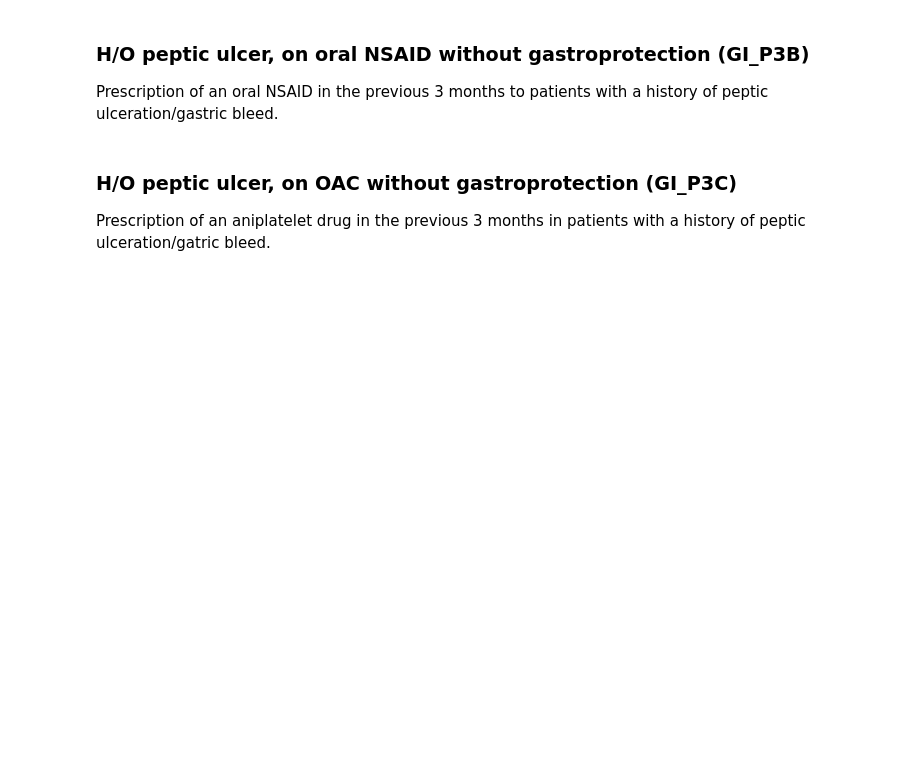
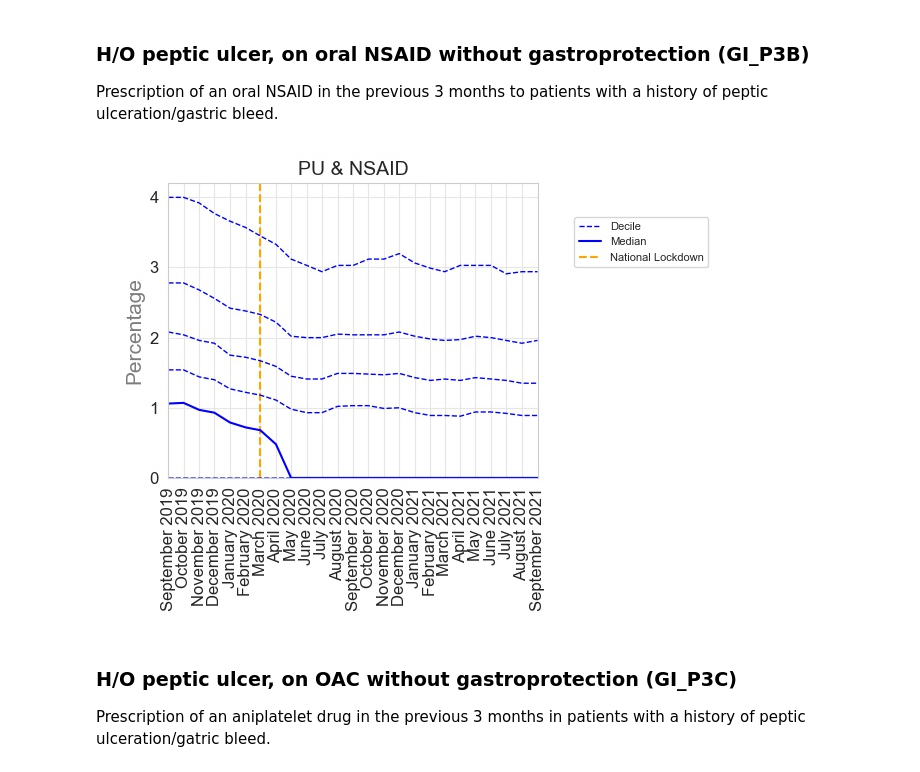
Before and after one commit to opensafely/pincer-measures, a Jupyter notebook: analysis/report-combined.ipynb, the cells around one changed output. Saved outputs shown, nothing was run; the diff lists cells and outputs as text; code cells hidden in the pictures; blank space fills up the shorter version.

```diff
--- a/analysis/report-combined.ipynb
+++ b/analysis/report-combined.ipynb
@@ -172,7 +200,9 @@ show_image("../output/figures/plot_a.jpeg")
 
 Prescription of an oral NSAID in the previous 3 months to patients with a history of peptic ulceration/gastric bleed.
 # %%
-show_image("../output/figures/plot_b.jpeg")
+show_image("../backend_outputs/figures/plot_b.jpeg")
+# %% [output]
+[figure, added]
 # %% [markdown]
 <a id="c"></a>
 ### H/O peptic ulcer, on OAC without gastroprotection (GI_P3C)
```
Also changed, not shown: parts of 14 cells of this notebook.
